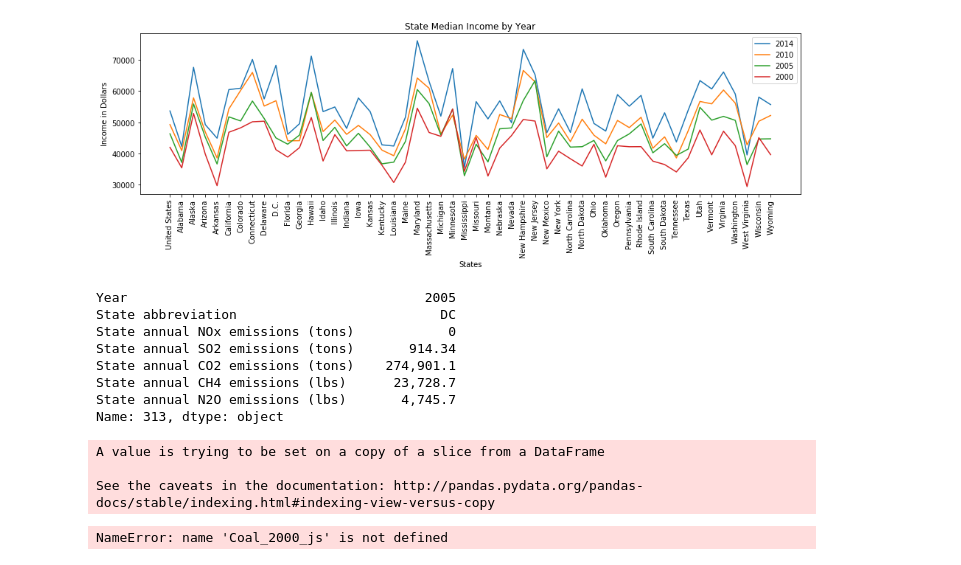
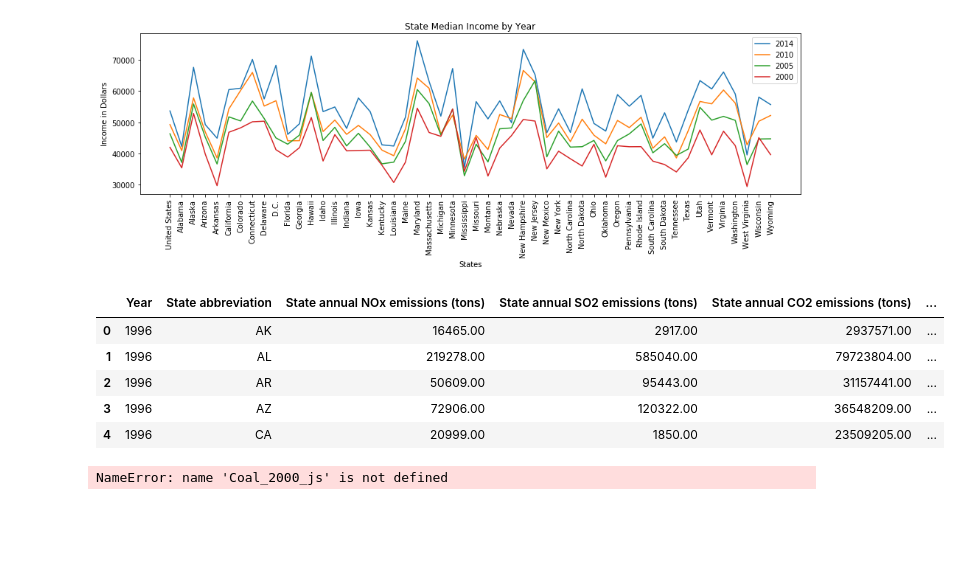
Before and after one commit to atjhsieh/Project-1, a Jupyter notebook: projectOne.ipynb, the cells around one changed output. Cells and saved outputs as stored; diff of their text form; code cells hidden in the pictures; blank space fills up the shorter version.

Commit message:
this is robby's emission stuff at 10/8

```diff
--- a/projectOne.ipynb
+++ b/projectOne.ipynb
@@ -245,41 +245,32 @@ Total_group =Total.groupby(["YEAR","STATE"])
 # %%
 #######   Robby emission stuff   ##############
 # Dependencies
 import requests
 import json
 import pandas as pd
 import numpy as np
 import matplotlib.pyplot as plt
 
 #file location (this was for the first example I made - now I will try and put all of the others into a folder)
 #file = "2016_example2.csv"
 
 #file location, from folder with all 'clean' data
-master = "Resources/master_final.csv"
+#master = "all_years_data_clean/master_final.csv"
+master_tons = "Resources/master_tons_final.csv"
 
 #show file
-df_original = pd.read_csv(master)
-df_original.head()
+#df_original = pd.read_csv(master)
+df_original_tons = pd.read_csv(master_tons)
+#df_original_tons.head()
 
 #my_df = pd.DataFrame(df_original, index =['State abbreviation'], columns=['State annual NOx emissions (tons)', 'State annual SO2 emissions (tons)', 'State annual CO2 emissions (tons)', 'State annual CH4 emissions (lbs)', 'State annual N2O emissions (lbs)'])
-my_df = pd.DataFrame(df_original)
-my_df['State annual NOx emissions (tons)'].dtype
-
-# after looking through errors, found a discrepancy in the core data
-# print(my_df.loc[313])
-
-# replace that discrepancy with a "0" value
-my_df['State annual NOx emissions (tons)'][313]=0
-print(my_df.loc[313])
+#my_df = pd.DataFrame(df_original)
+my_tons_df = pd.DataFrame(df_original_tons)
+my_tons_df.head()
 # %% [output]
-Year                                      2005
-State abbreviation                          DC
-State annual NOx emissions (tons)            0
-State annual SO2 emissions (tons)       914.34
-State annual CO2 emissions (tons)    274,901.1
-State annual CH4 emissions (lbs)      23,728.7
-State annual N2O emissions (lbs)       4,745.7
-Name: 313, dtype: object
-A value is trying to be set on a copy of a slice from a DataFrame
-
-See the caveats in the documentation: http://pandas.pydata.org/pandas-docs/stable/indexing.html#indexing-view-versus-copy
+|  | Year | State abbreviation | State annual NOx emissions (tons) | State annual SO2 emissions (tons) | State annual CO2 emissions (tons) | ... |
+| 0 | 1996 | AK | 16465.00 | 2917.00 | 2937571.00 | ... |
+| 1 | 1996 | AL | 219278.00 | 585040.00 | 79723804.00 | ... |
+| 2 | 1996 | AR | 50609.00 | 95443.00 | 31157441.00 | ... |
+| 3 | 1996 | AZ | 72906.00 | 120322.00 | 36548209.00 | ... |
+| 4 | 1996 | CA | 20999.00 | 1850.00 | 23509205.00 | ... |
```
Also changed, not shown: parts of 5 cells of this notebook.
